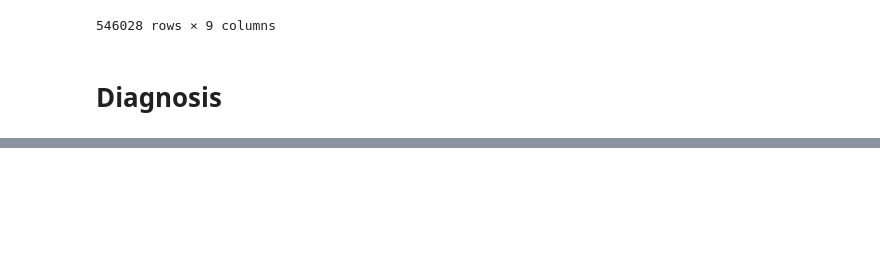
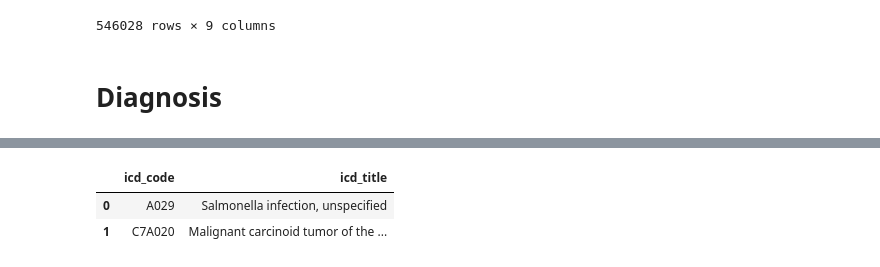
Before and after one commit to ayk-404/fs-thesis, a Jupyter notebook: data_analysis.ipynb, the cells around one changed output, grey strips where cells are left out. Saved outputs shown, nothing was run; the diff lists cells and outputs as text; code cells hidden in the pictures; blank space fills up the shorter version.

Commit message:
more diagnosis analysis

```diff
--- a/data_analysis.ipynb
+++ b/data_analysis.ipynb
@@ -359,0 +370,12 @@ fig1.show()
+# %%
+# sql query to get diagnosis data
+df = sql("""SELECT distinct icd_code, icd_title
+         from ed.diagnosis
+         where icd_code like '%A02%'
+         """)
+
+show(df)
+# %% [output]
+|  | icd_code | icd_title |
+| 0 | A029 | Salmonella infection, unspecified |
+| 1 | C7A020 | Malignant carcinoid tumor of the ... |
```
Also changed, not shown: parts of 7 cells of this notebook.
